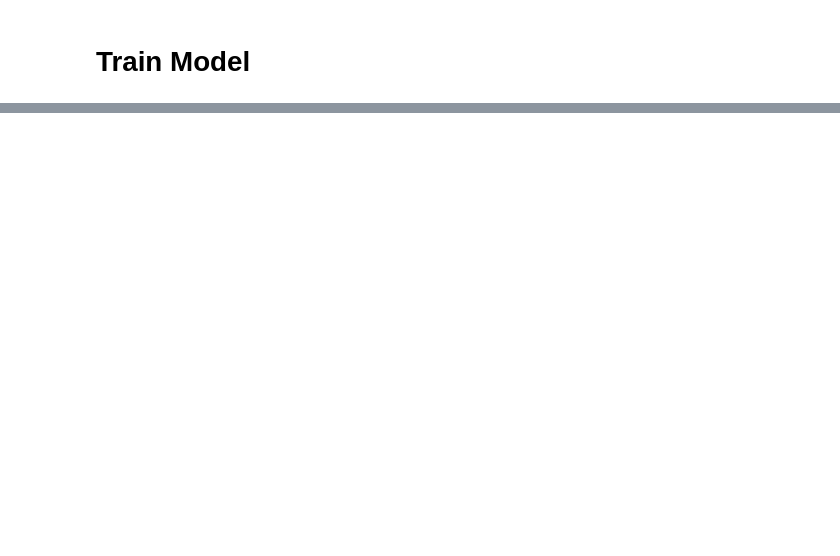
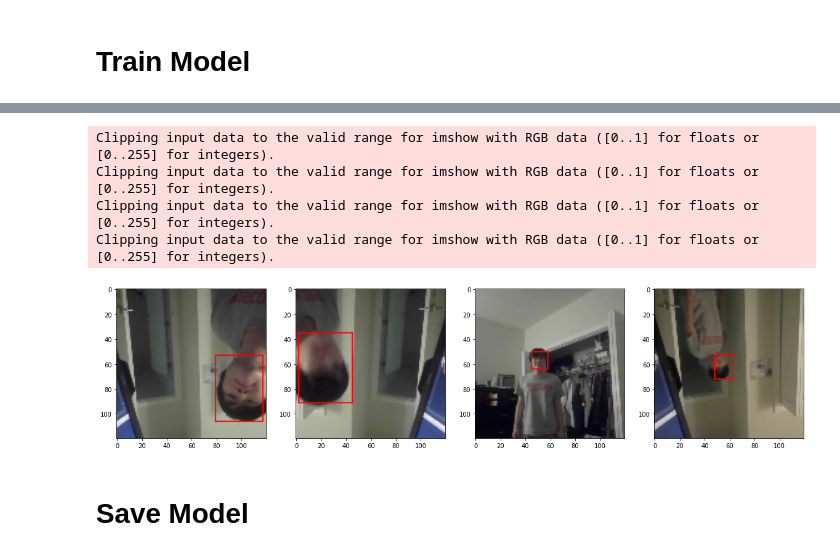
Before and after one commit to seankim658/TF-Face-Detection, a Jupyter notebook: notebook.ipynb, the cells around one changed output, grey strips where cells are left out. Cells and saved outputs as stored; diff of their text form; code cells hidden in the pictures; blank space fills up the shorter version.

```diff
--- a/notebook.ipynb
+++ b/notebook.ipynb
@@ -606,0 +729,21 @@ class FaceDetection(Model):
+# %%
+test_iterator = test.as_numpy_iterator()
+test_batch = test_iterator.next()
+y_hat = face_detection_model.predict(test_batch[0])
+
+fig, ax = plt.subplots(ncols = 4, figsize = (20, 20))
+for idx in range(4):
+
+    img = test_batch[0][idx]
+    bbox = y_hat[1][idx]
+
+    if y_hat[0][idx] > 0.9:
+        cv2.rectangle(
+            img,
+            tuple(np.multiply(bbox[:2], [120, 120]).astype(int)),
+            tuple(np.multiply(bbox[2:], [120, 120]).astype(int)),
+            (255, 0, 0),
+            1
+        )
+        ax[idx].imshow(img)
+# %% [output]
@@ -606,0 +751,7 @@ class FaceDetection(Model):
+Clipping input data to the valid range for imshow with RGB data ([0..1] for floats or [0..255] for integers).
+Clipping input data to the valid range for imshow with RGB data ([0..1] for floats or [0..255] for integers).
+Clipping input data to the valid range for imshow with RGB data ([0..1] for floats or [0..255] for integers).
+Clipping input data to the valid range for imshow with RGB data ([0..1] for floats or [0..255] for integers).
+[figure, added]
+# %% [markdown]
+# Save Model
```
Also changed, not shown: parts of 22 cells of this notebook, 1 other file.
